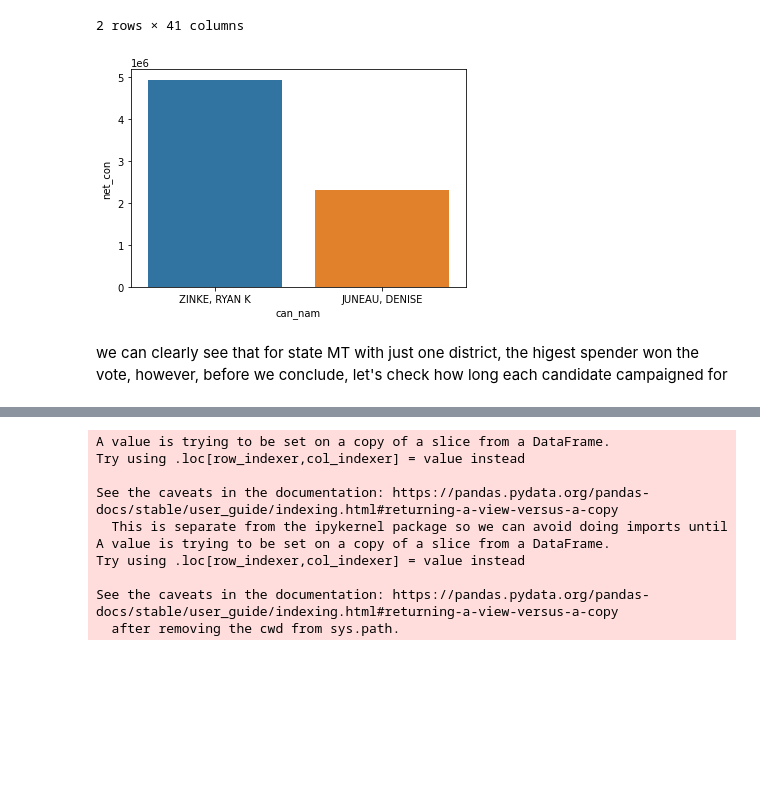
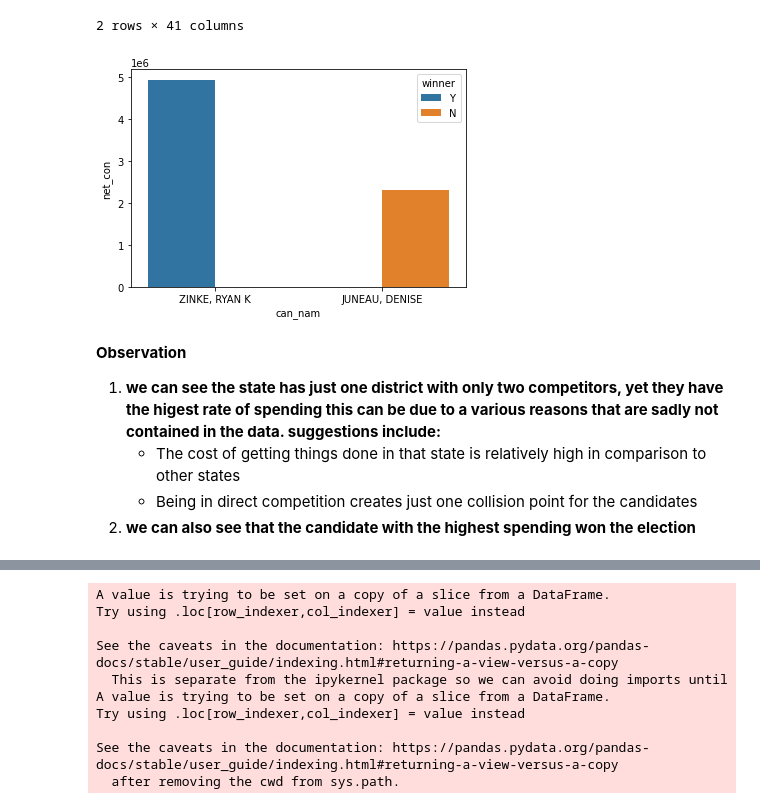
Before and after one commit to josephdickson11/campaign-finance-election-relationship, a Jupyter notebook: campaign-election-notebook.ipynb, the cells around one changed output, grey strips where cells are left out. Cells and saved outputs as stored; diff of their text form; code cells hidden in the pictures; blank space fills up the shorter version.

Commit message:
started senatorial election analysis

```diff
--- a/campaign-election-notebook.ipynb
+++ b/campaign-election-notebook.ipynb
@@ -122,0 +122,2 @@ converter(data=data, data_col="net_con")
+# %%
+data['winner'] = data['winner'].fillna('N')
@@ -168,8 +172,12 @@ mt_comp
 | 535 | H6MT01095 | JUNEAU, DENISE | H | MT | 0.0 | DEM | CHALLENGER | PO BOX 563 | ... |
 2 rows × 41 columns
 # %%
-ax = sns.barplot(x='can_nam', y='net_con', data=mt_comp)
+ax = sns.barplot(x='can_nam', y='net_con', hue = 'winner',data=mt_comp)
 # %% [output]
-[figure, old version]
+[figure, new version]
-# %% [markdown]
-we can clearly see that for state MT with just one district, the higest spender won the vote, however, before we conclude, let's check how long each candidate campaigned for
+# %% [markdown]
+**Observation**
+1. **we can see the state has just one district with only two competitors, yet they have the higest rate of spending this can be due to a various reasons that are sadly not contained in the data. suggestions include:**
+    * The cost of getting things done in that state is relatively high in comparison to other states
+    * Being in direct competition creates just one collision point for the candidates
+2. **we can also see that the candidate with the highest spending won the election**
```
Also changed, not shown: parts of 47 cells of this notebook.
